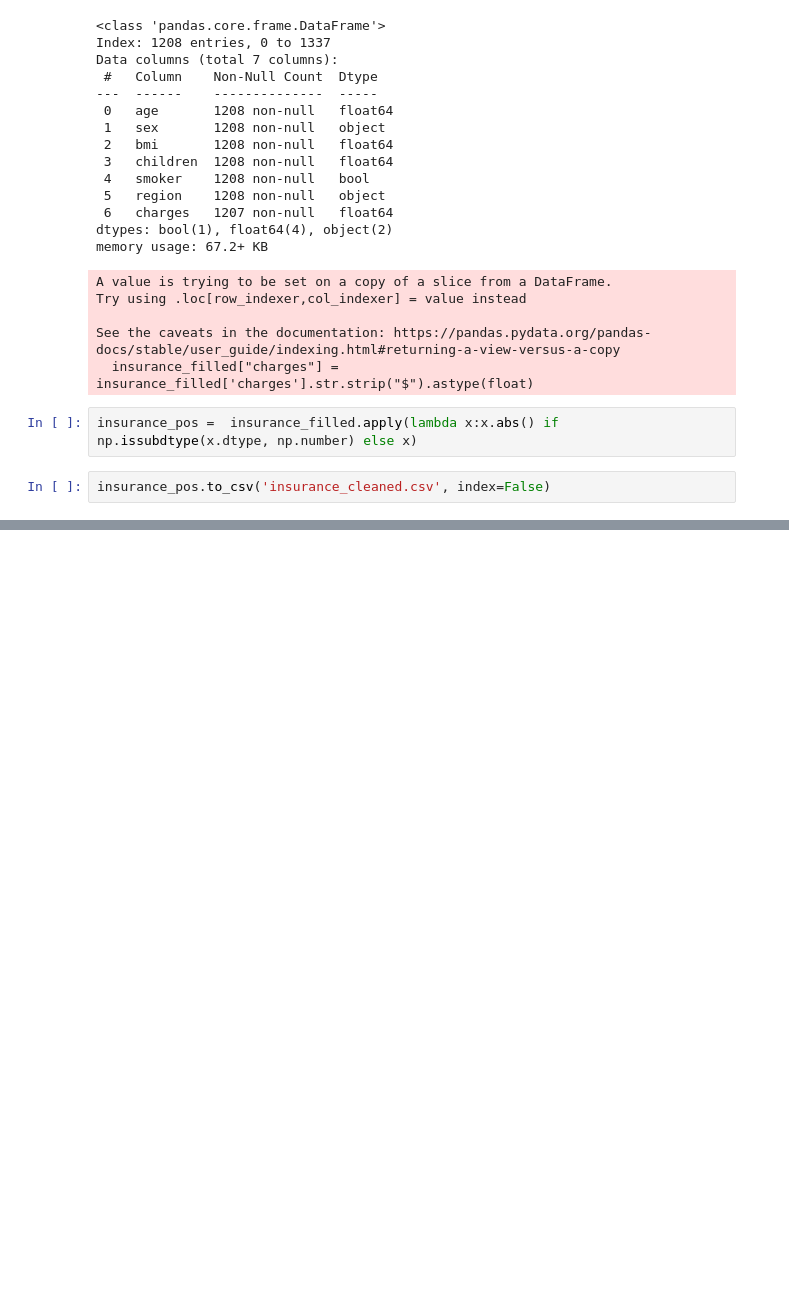
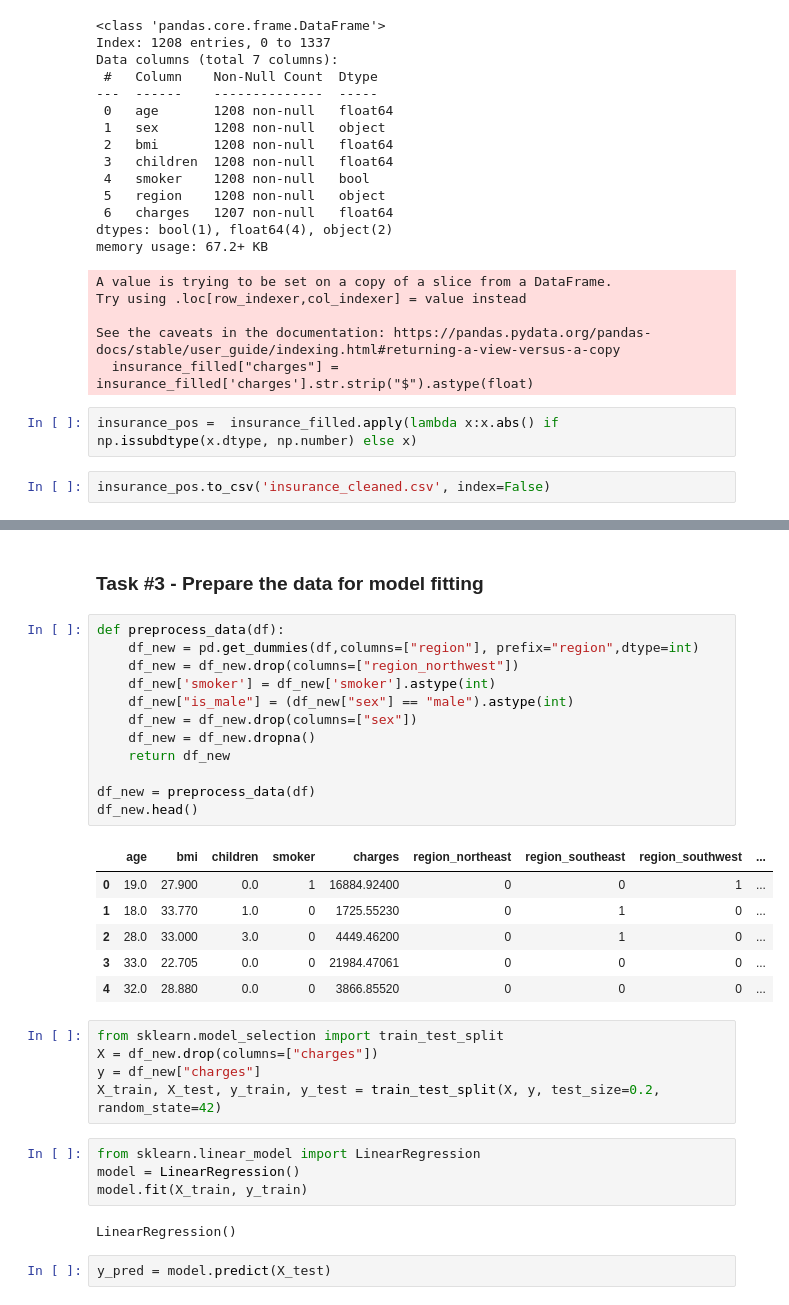
Before and after one commit to sankajithdjinasena/Health-Insurance-Cost-Predictor, a Jupyter notebook: script.ipynb, the cells around one changed output, grey strips where cells are left out. Cells and saved outputs as stored; diff of their text form; blank space fills up the shorter version.

```diff
--- a/script.ipynb
+++ b/script.ipynb
@@ -144,0 +182,34 @@ insurance_pos.to_csv('insurance_cleaned.csv', index=False)
+# %% [markdown]
+### Task #3 - Prepare the data for model fitting
+# %%
+def preprocess_data(df):
+    df_new = pd.get_dummies(df,columns=["region"], prefix="region",dtype=int)
+    df_new = df_new.drop(columns=["region_northwest"])
+    df_new['smoker'] = df_new['smoker'].astype(int)
+    df_new["is_male"] = (df_new["sex"] == "male").astype(int)
+    df_new = df_new.drop(columns=["sex"])
+    df_new = df_new.dropna()
+    return df_new
+
+df_new = preprocess_data(df)
+df_new.head()
+# %% [output]
+|  | age | bmi | children | smoker | charges | region_northeast | region_southeast | region_southwest | ... |
+| 0 | 19.0 | 27.900 | 0.0 | 1 | 16884.92400 | 0 | 0 | 1 | ... |
+| 1 | 18.0 | 33.770 | 1.0 | 0 | 1725.55230 | 0 | 1 | 0 | ... |
+| 2 | 28.0 | 33.000 | 3.0 | 0 | 4449.46200 | 0 | 1 | 0 | ... |
+| 3 | 33.0 | 22.705 | 0.0 | 0 | 21984.47061 | 0 | 0 | 0 | ... |
+| 4 | 32.0 | 28.880 | 0.0 | 0 | 3866.85520 | 0 | 0 | 0 | ... |
+# %%
+from sklearn.model_selection import train_test_split
+X = df_new.drop(columns=["charges"])
+y = df_new["charges"]
+X_train, X_test, y_train, y_test = train_test_split(X, y, test_size=0.2, random_state=42)
+# %%
+from sklearn.linear_model import LinearRegression
+model = LinearRegression()
+model.fit(X_train, y_train)
+# %% [output]
+LinearRegression()
+# %%
+y_pred = model.predict(X_test)
```
Also changed, not shown: parts of 17 cells of this notebook, 3 other files.
